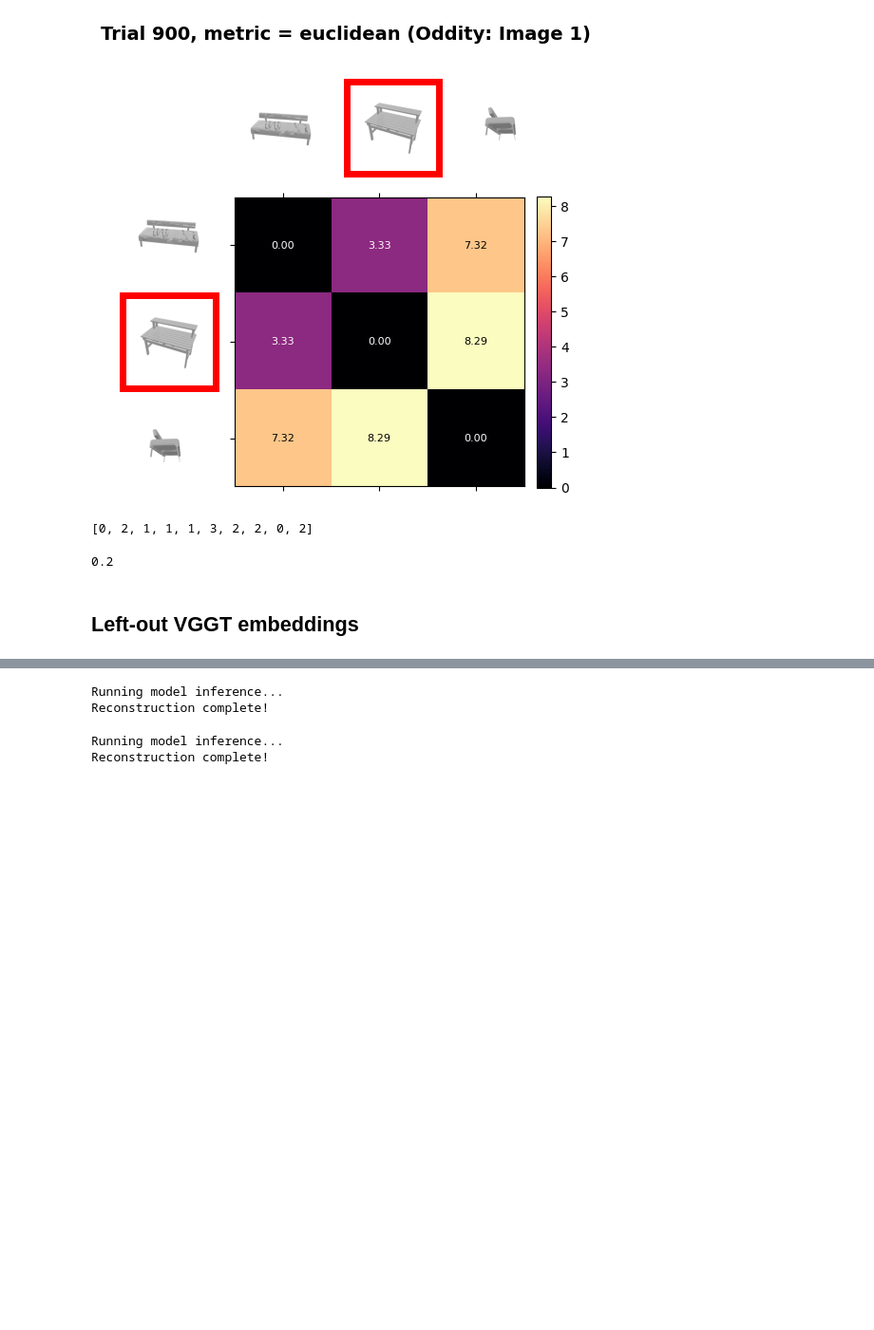
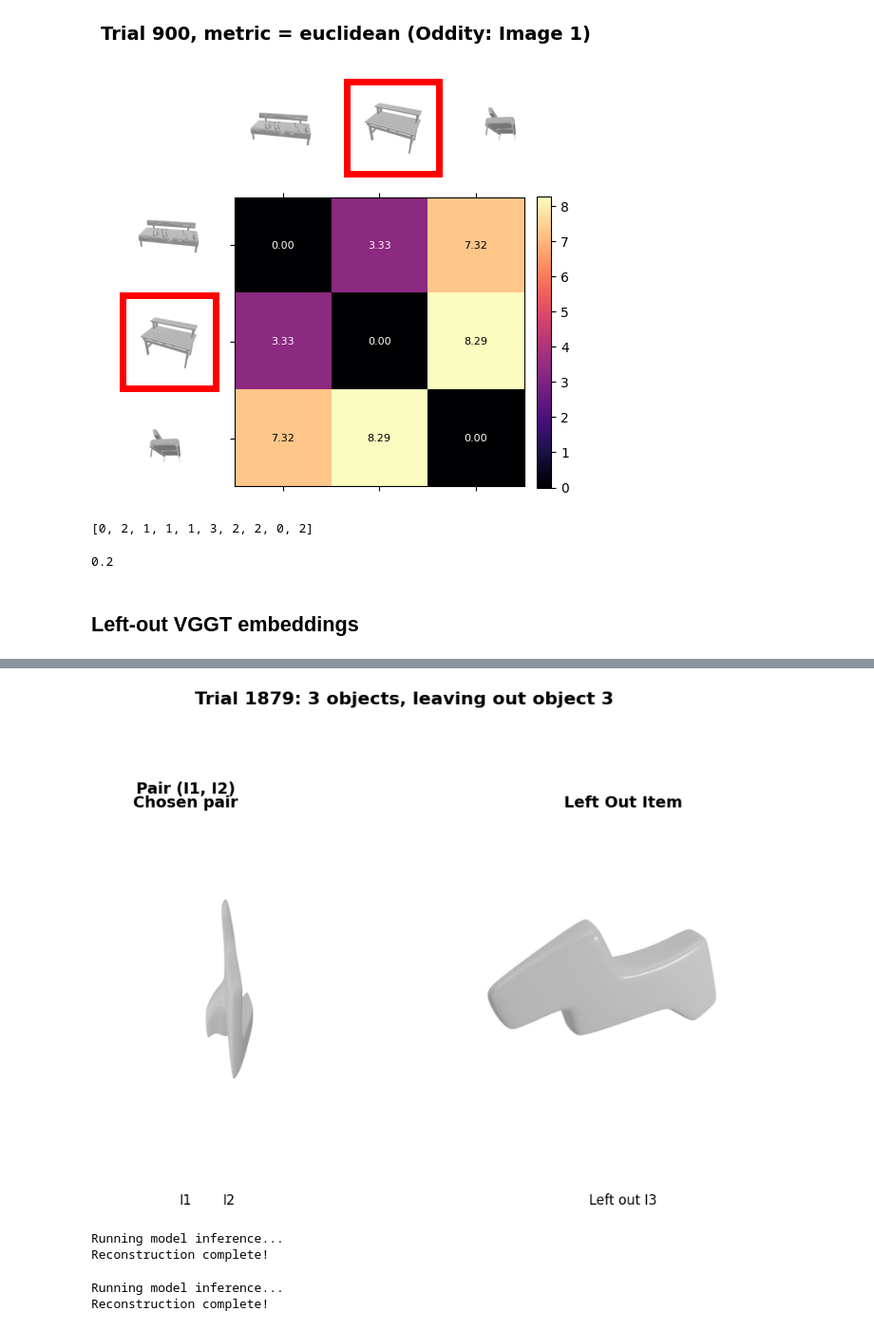
Before and after one commit to jjordanoc/3d-perceptual-eval, a Jupyter notebook: pi3_eval.ipynb, the cells around one changed output, grey strips where cells are left out. Shown at 95% size. Cells and saved outputs as stored; diff of their text form; code cells hidden in the pictures; blank space fills up the shorter version.

```diff
--- a/pi3_eval.ipynb
+++ b/pi3_eval.ipynb
@@ -473,3 +481,98 @@ plt.imshow(single_left_out_batches[3][0][0].permute(1, 2, 0).cpu().numpy())
+# %%
+import matplotlib.pyplot as plt
+import matplotlib.patches as patches
+
+def visualize_pairs_and_left_out(trial_idx=0, batch_idx=0):
+    """
+    Visualize the chosen pairs/triplets (left) and the left out item (right)
+
+    Args:
+        trial_idx: index of the trial to visualize
+        batch_idx: index of which left-out scenario to show (0 to K-1)
+    """
+    # Get the current trial data
+    trial = trial_subset[trial_idx]
+    n_objects = trial["n_objects"]
+
+    # Get the chosen pairs/triplets (all images except the left out one)
+    chosen_images = left_out_batches[trial_idx][batch_idx]  # Shape: (K-1, C, H, W)
+
+    # Get the left out image
+    left_out_image = single_left_out_batches[trial_idx][batch_idx]  # Shape: (1, C, H, W)
+
+    # Create the visualization
+    fig, (ax_left, ax_right) = plt.subplots(1, 2, figsize=(12, 6))
+
+    # Left side: Show chosen pairs/triplets
+    ax_left.set_title(f"Chosen {'pair' if n_objects == 3 else 'triplet'}", fontsize=14, fontweight='bold')
+
+    # For 3 objects: show 2 images side by side
+    # For 4+ objects: show in a grid
+    if n_objects == 3:
+        # Show 2 images side by side
+        ax_left.imshow(chosen_images[0].permute(1, 2, 0).cpu().numpy())
+        ax_left.axis('off')
+        ax_left.text(0.5, -0.1, f'I1', ha='center', va='top', transform=ax_left.transAxes, fontsize=12)
+
+        # Add second image
+        ax_left.imshow(chosen_images[1].permute(1, 2, 0).cpu().numpy(),
+                      extent=[0.5, 1, 0, 1], transform=ax_left.transAxes)
+        ax_left.text(0.75, -0.1, f'I2', ha='center', va='top', transform=ax_left.transAxes, fontsize=12)
+
+        # Add label for the pair
+        ax_left.text(0.5, 1.05, f'Pair (I1, I2)', ha='center', va='bottom',
+                    transform=ax_left.transAxes, fontsize=14, fontweight='bold')
+
+    else:
+        # For 4+ objects, show in a grid
+        n_chosen = chosen_images.shape[0]
+        cols = min(3, n_chosen)
+        rows = (n_chosen + cols - 1) // cols
+
+        for i in range(n_chosen):
+            row = i // cols
+            col = i % cols
+            x_start = col / cols
+            y_start = 1 - (row + 1) / rows
+            x_end = (col + 1) / cols
+            y_end = 1 - row / rows
+
+            ax_left.imshow(chosen_images[i].permute(1, 2, 0).cpu().numpy(),
+                          extent=[x_start, x_end, y_start, y_end], transform=ax_left.transAxes)
+
+            # Add index label
+            ax_left.text((x_start + x_end) / 2, y_start - 0.05, f'I{i+1}',
+                        ha='center', va='top', transform=ax_left.transAxes, fontsize=10)
+
+        ax_left.axis('off')
+        ax_left.text(0.5, 1.05, f'Triplet (I1, I2, I3...)', ha='center', va='bottom',
+                    transform=ax_left.transAxes, fontsize=14, fontweight='bold')
+
+    # Right side: Show left out item
+    ax_right.set_title("Left Out Item", fontsize=14, fontweight='bold')
+    ax_right.imshow(left_out_image[0].permute(1, 2, 0).cpu().numpy())
+    ax_right.axis('off')
+
+    # Add label for the left out item
+    left_out_idx = batch_idx
+    ax_right.text(0.5, -0.1, f'Left out I{left_out_idx + 1}', ha='center', va='top',
+                 transform=ax_right.transAxes, fontsize=12)
+
+    # Add overall title
+    fig.suptitle(f'Trial {trial_subset_idx[trial_idx]}: {n_objects} objects, leaving out object {batch_idx + 1}',
+                 fontsize=16, fontweight='bold', y=1.1)
+
+    plt.tight_layout()
+    plt.show()
+
+# Example usage - visualize first trial, first left-out scenario
+visualize_pairs_and_left_out(trial_idx=1, batch_idx=2)
+
+# You can also visualize different scenarios:
+# visualize_pairs_and_left_out(trial_idx=0, batch_idx=1)  # Second left-out scenario
+# visualize_pairs_and_left_out(trial_idx=1, batch_idx=0)  # Different trial
+# %% [output]
+[figure, added]
 # %%
 left_out_results, left_out_caps = pi3_inference_capture(model, img_tensor_list=left_out_batches)
 # %% [output]
```
Also changed, not shown: parts of 16 cells of this notebook.
